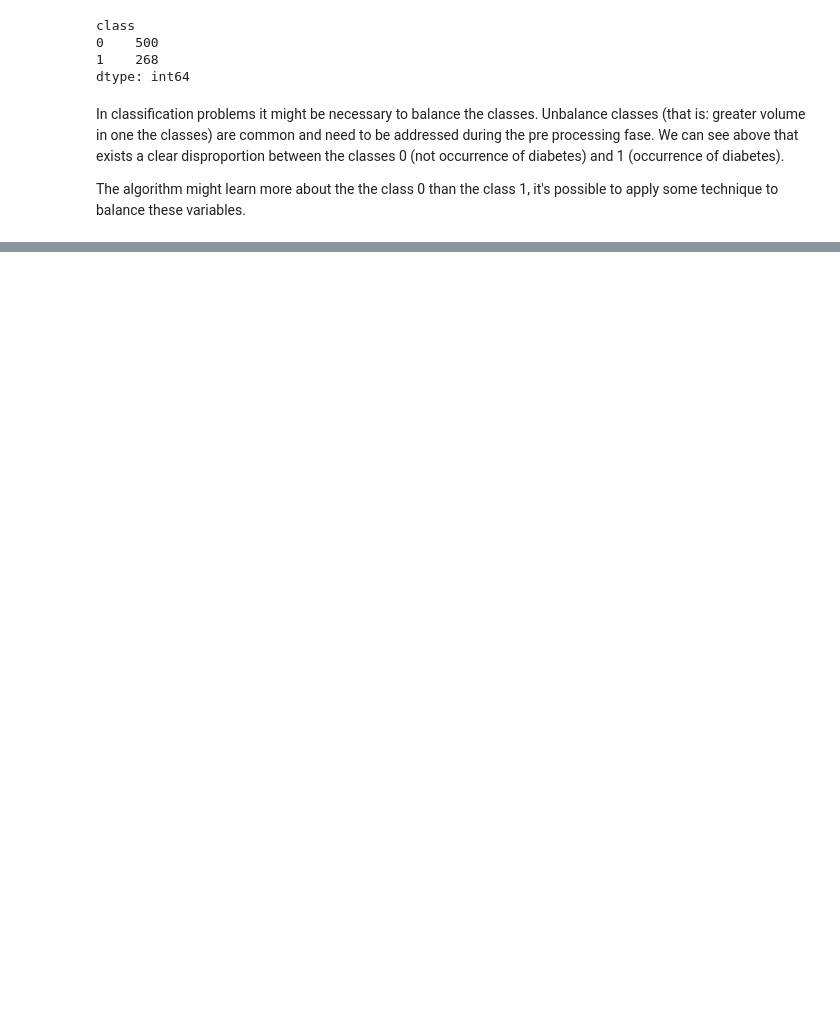
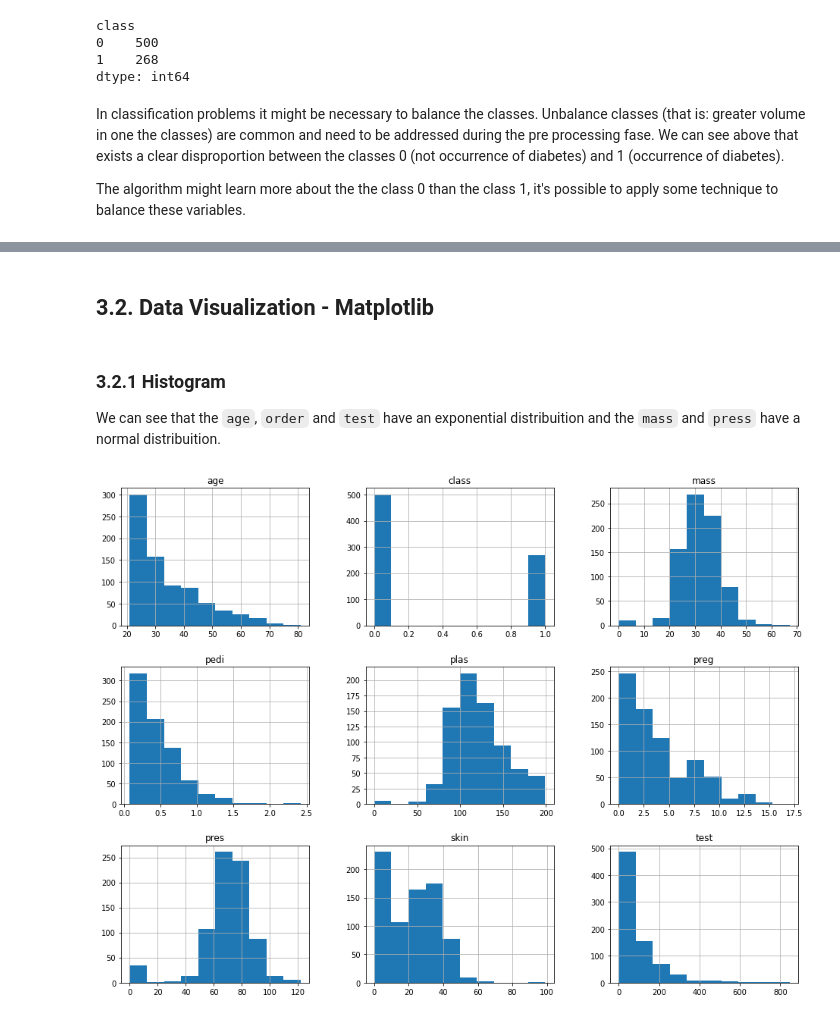
Before and after one commit to ralsouza/machine_learning_python, a Jupyter notebook: notebooks/02_machine_learning.ipynb, the cells around one changed output, grey strips where cells are left out. Drawn from its saved outputs; the diff is of its cells as text; code cells hidden in the pictures; blank space fills up the shorter version.

```diff
--- a/notebooks/02_machine_learning.ipynb
+++ b/notebooks/02_machine_learning.ipynb
@@ -141,0 +183,2 @@ The algorithm might learn more about the the class 0 than the class 1, it's poss
+# %% [markdown]
+## 3.2. Data Visualization - Matplotlib
@@ -141,0 +188,8 @@ The algorithm might learn more about the the class 0 than the class 1, it's poss
+# %% [markdown]
+### 3.2.1 Histogram
+We can see that the `age`, `order` and `test` have an exponential distribuition and the `mass` and `press` have a normal distribuition.
+# %%
+data.hist(figsize=(16,12))
+plt.show()
+# %% [output]
+[figure, added]
```
Also changed, not shown: parts of 27 cells of this notebook.
